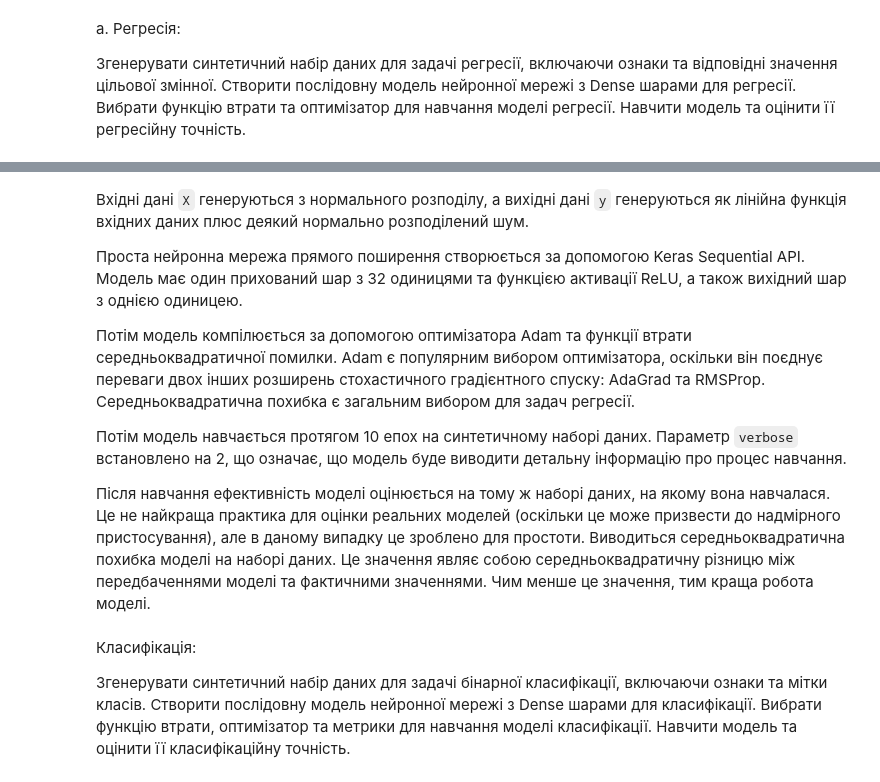
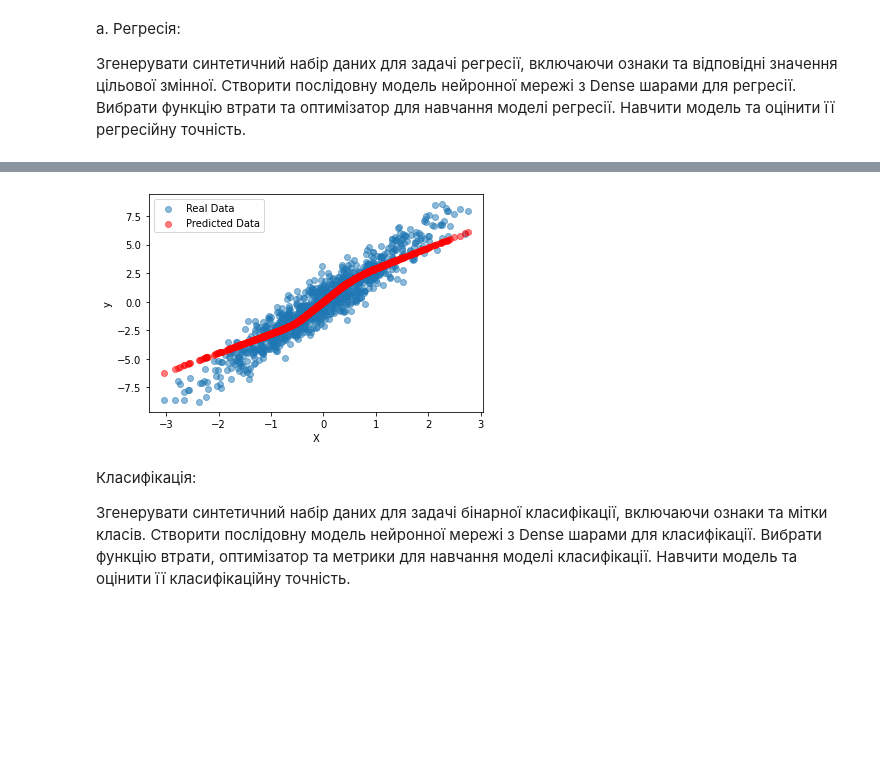
Before and after one commit to anton-babych/ds23, a Jupyter notebook: labs/lab4/lab4.ipynb, the cells around one changed output, grey strips where cells are left out. Cells and saved outputs as stored; diff of their text form; code cells hidden in the pictures; blank space fills up the shorter version.

```diff
--- a/labs/lab4/lab4.ipynb
+++ b/labs/lab4/lab4.ipynb
@@ -116,5 +113,18 @@ model.fit(X, y, epochs=10, verbose=2)
 
 loss = model.evaluate(X, y)
 print(f"Model loss: {loss}")
+
+import matplotlib.pyplot as plt
+
+predictions = model.predict(X)
+
+plt.scatter(X, y, label='Real Data', alpha=0.5)
+plt.scatter(X, predictions, color='red', label='Predicted Data', alpha=0.5)
+
+plt.xlabel('X')
+plt.ylabel('y')
+plt.legend()
+
+plt.show()
 # %% [output]
 Epoch 1/10
@@ -137,13 +147,4 @@ Model loss: 1.1638342142105103
+[figure, added]
-# %% [markdown]
-Вхідні дані `X` генеруються з нормального розподілу, а вихідні дані `y` генеруються як лінійна функція вхідних даних плюс деякий нормально розподілений шум.
-
-Проста нейронна мережа прямого поширення створюється за допомогою Keras Sequential API. Модель має один прихований шар з 32 одиницями та функцією активації ReLU, а також вихідний шар з однією одиницею.
-
-Потім модель компілюється за допомогою оптимізатора Adam та функції втрати середньоквадратичної помилки. Adam є популярним вибором оптимізатора, оскільки він поєднує переваги двох інших розширень стохастичного градієнтного спуску: AdaGrad та RMSProp. Середньоквадратична похибка є загальним вибором для задач регресії.
-
-Потім модель навчається протягом 10 епох на синтетичному наборі даних. Параметр `verbose` встановлено на 2, що означає, що модель буде виводити детальну інформацію про процес навчання.
-
-Після навчання ефективність моделі оцінюється на тому ж наборі даних, на якому вона навчалася. Це не найкраща практика для оцінки реальних моделей (оскільки це може призвести до надмірного пристосування), але в даному випадку це зроблено для простоти. Виводиться середньоквадратична похибка моделі на наборі даних. Це значення являє собою середньоквадратичну різницю між передбаченнями моделі та фактичними значеннями. Чим менше це значення, тим краща робота моделі.
 # %% [markdown]
 Класифікація:
 
```
Also changed, not shown: parts of 8 cells of this notebook, 6 other files.
